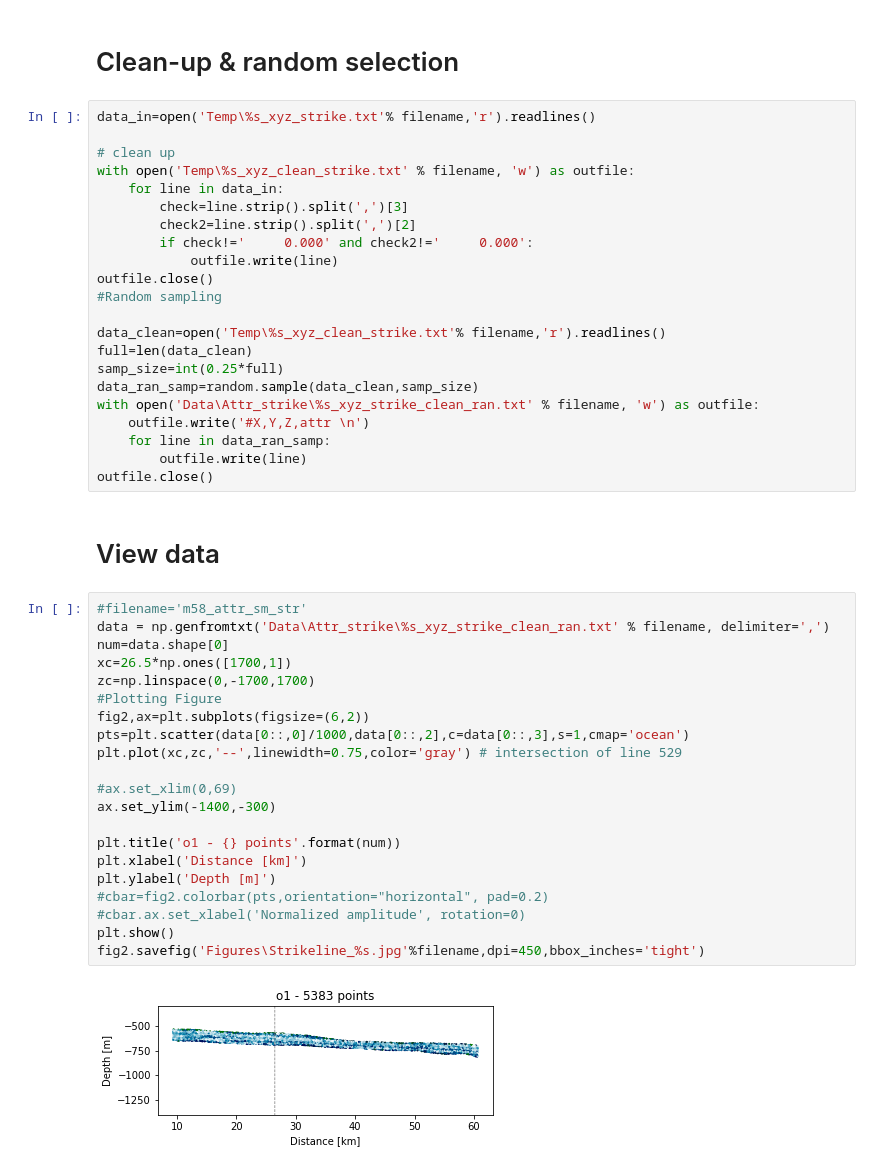
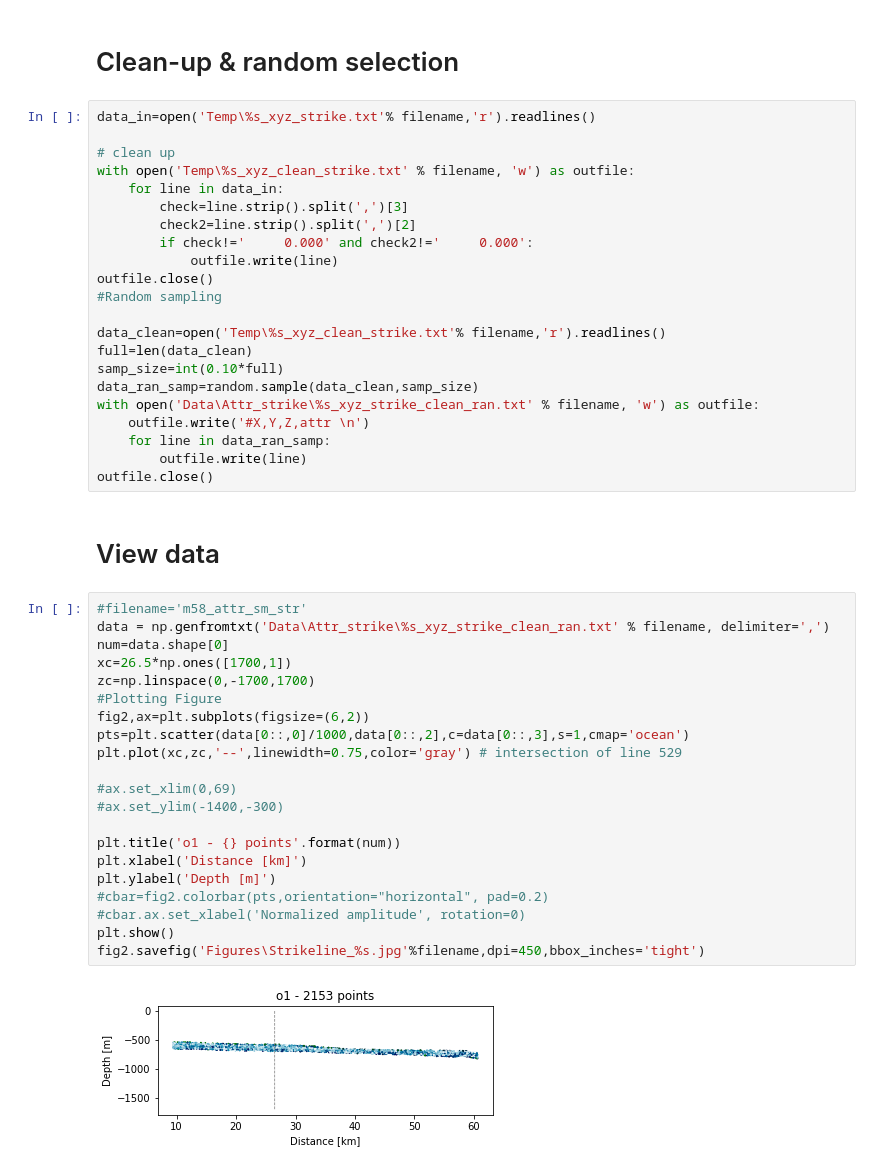
Before and after one commit to arielthomas1/NewJerseyShelf_3D_model, a Jupyter notebook: attr_image_proc_strike.ipynb, the cells around one changed output. Cells and saved outputs as stored; diff of their text form.

```diff
--- a/attr_image_proc_strike.ipynb
+++ b/attr_image_proc_strike.ipynb
@@ -88,7 +88,7 @@ outfile.close()
 
 data_clean=open('Temp\%s_xyz_clean_strike.txt'% filename,'r').readlines()
 full=len(data_clean)
-samp_size=int(0.25*full)
+samp_size=int(0.10*full)
 data_ran_samp=random.sample(data_clean,samp_size)
 with open('Data\Attr_strike\%s_xyz_strike_clean_ran.txt' % filename, 'w') as outfile:
     outfile.write('#X,Y,Z,attr \n')
@@ -100,23 +100,23 @@ outfile.close()
 # %%
 #filename='m58_attr_sm_str'
 data = np.genfromtxt('Data\Attr_strike\%s_xyz_strike_clean_ran.txt' % filename, delimiter=',')
 num=data.shape[0]
 xc=26.5*np.ones([1700,1])
 zc=np.linspace(0,-1700,1700)
 #Plotting Figure
 fig2,ax=plt.subplots(figsize=(6,2))
 pts=plt.scatter(data[0::,0]/1000,data[0::,2],c=data[0::,3],s=1,cmap='ocean')
 plt.plot(xc,zc,'--',linewidth=0.75,color='gray') # intersection of line 529
 
 #ax.set_xlim(0,69)
-ax.set_ylim(-1400,-300)
+#ax.set_ylim(-1400,-300)
 
 plt.title('o1 - {} points'.format(num))
 plt.xlabel('Distance [km]')
 plt.ylabel('Depth [m]')
 #cbar=fig2.colorbar(pts,orientation="horizontal", pad=0.2)
 #cbar.ax.set_xlabel('Normalized amplitude', rotation=0)
 plt.show()
 fig2.savefig('Figures\Strikeline_%s.jpg'%filename,dpi=450,bbox_inches='tight')
 # %% [output]
-[figure, old version]
+[figure, new version]
```
Also changed, not shown: 34 other files.
